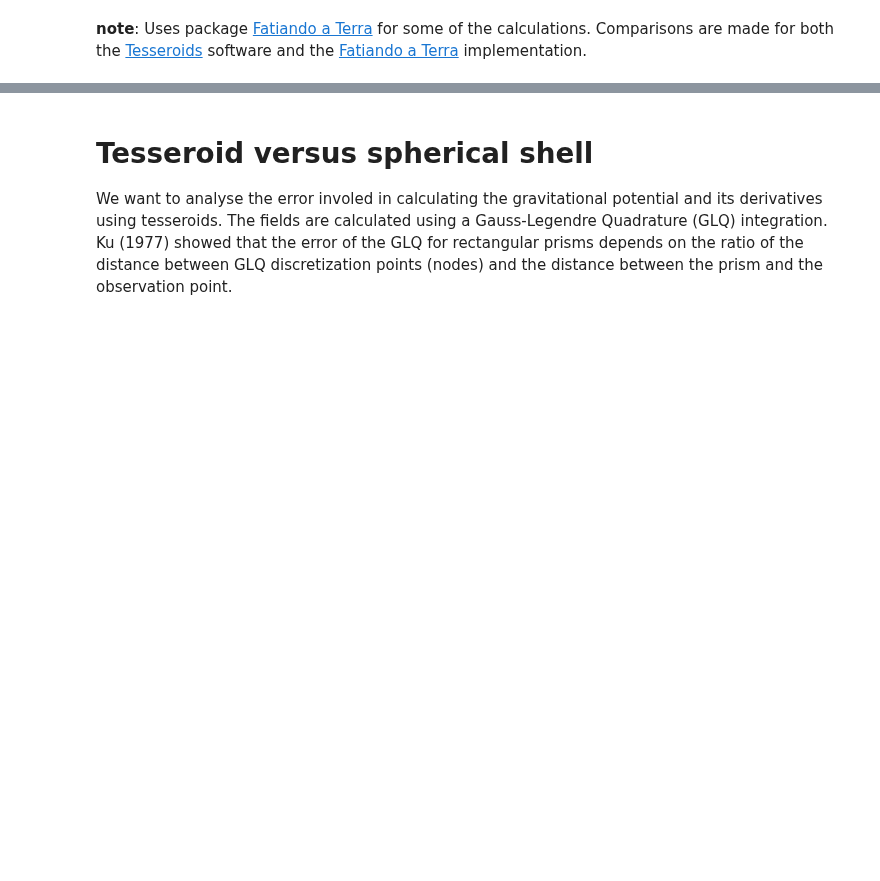
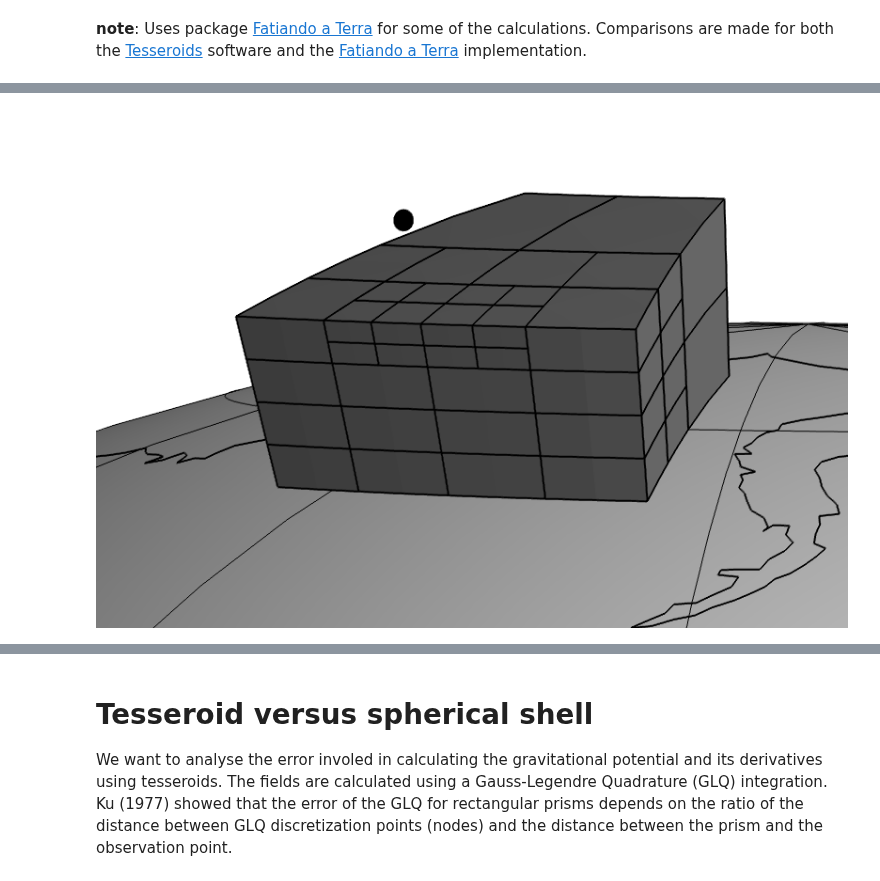
Before and after one commit to pinga-lab/paper-tesseroids, a Jupyter notebook: notebooks/tesseroid_vs_spherical_shell.ipynb, the cells around one changed output, grey strips where cells are left out. Cells and saved outputs as stored; diff of their text form; code cells hidden in the pictures; blank space fills up the shorter version.

```diff
--- a/notebooks/tesseroid_vs_spherical_shell.ipynb
+++ b/notebooks/tesseroid_vs_spherical_shell.ipynb
@@ -30,0 +100,4 @@ and the [Fatiando a Terra](https://github.com/leouieda/fatiando) implementation.
+# %%
+Image(filename='tesseroid-split0.5.png')
+# %% [output]
+[figure, added]
```
Also changed, not shown: parts of 12 cells of this notebook, 10 other files.
